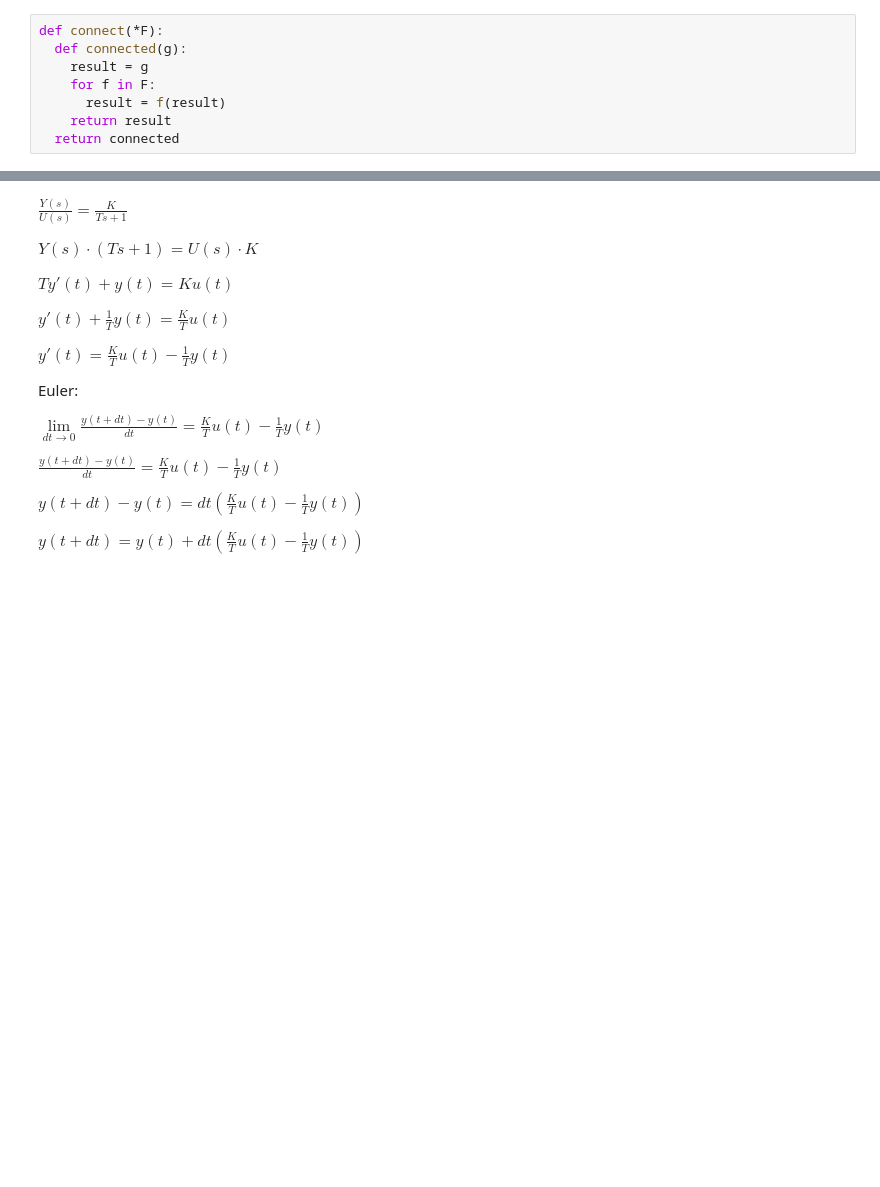
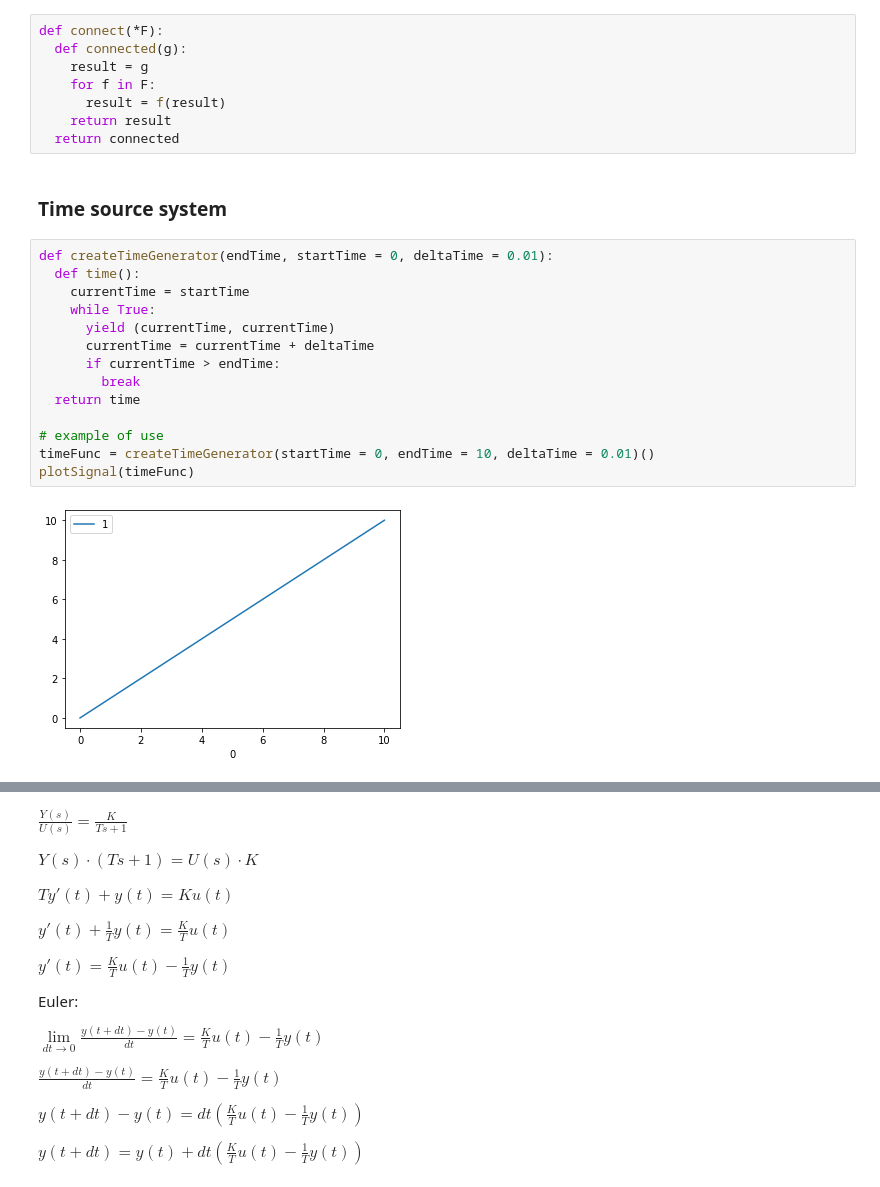
Before and after one commit to hrbolek/learning, a Jupyter notebook: itsystems/neural.ipynb, the cells around one changed output, grey strips where cells are left out. Cells and saved outputs as stored; diff of their text form; blank space fills up the shorter version.

```diff
--- a/itsystems/neural.ipynb
+++ b/itsystems/neural.ipynb
@@ -22,3 +61,21 @@ def connect(*F):
       result = f(result)
     return result
   return connected
+# %% [markdown]
+### Time source system
+# %%
+def createTimeGenerator(endTime, startTime = 0, deltaTime = 0.01):
+  def time():
+    currentTime = startTime
+    while True:
+      yield (currentTime, currentTime)
+      currentTime = currentTime + deltaTime
+      if currentTime > endTime:
+        break
+  return time
+
+# example of use
+timeFunc = createTimeGenerator(startTime = 0, endTime = 10, deltaTime = 0.01)()
+plotSignal(timeFunc)
+# %% [output]
+[figure, added]
```
Also changed, not shown: parts of 26 cells of this notebook.
